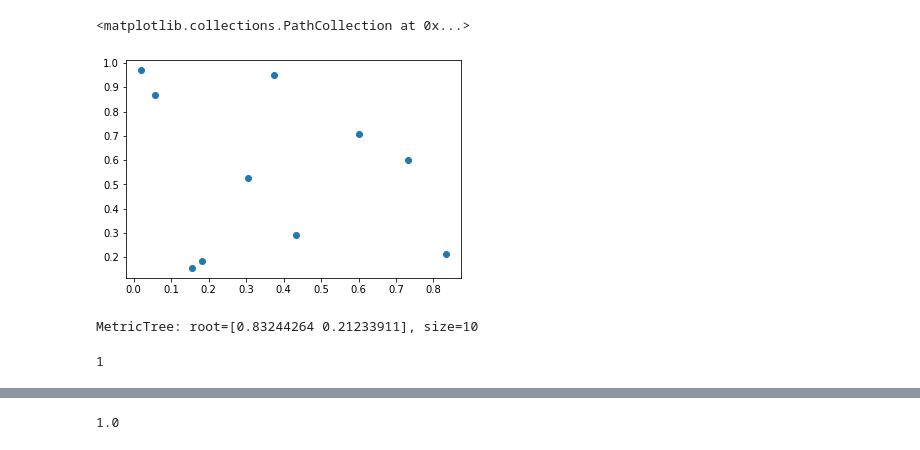
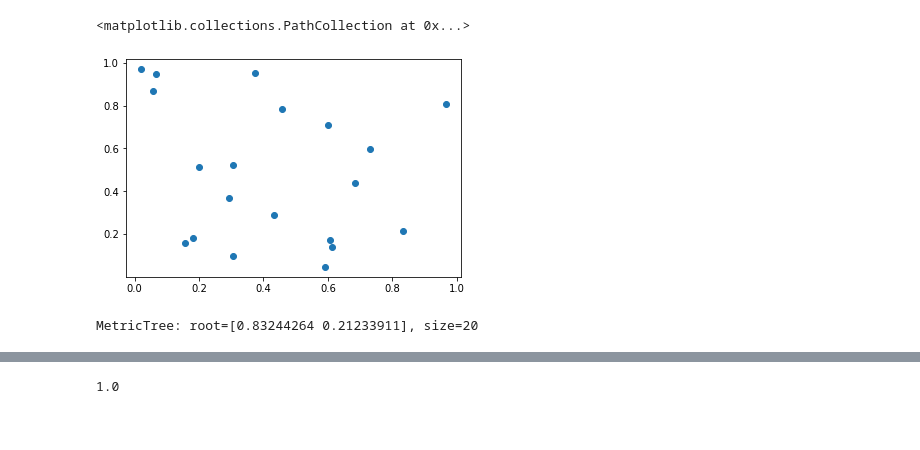
Before and after one commit to fdlci/FGMDA, a Jupyter notebook: test.ipynb, the cells around one changed output, grey strips where cells are left out. Drawn from its saved outputs; the diff is of its cells as text; code cells hidden in the pictures.

```diff
--- a/test.ipynb
+++ b/test.ipynb
@@ -11,18 +12,14 @@ from search_algorithms import exact_nn_search, defeatist_search, search_pruning
 from visualize import visualize_metric_nn
 # %%
 np.random.seed(42)
-points = np.random.rand(10, 2)
+points = np.random.rand(20, 2)
 plt.scatter(points[:,0], points[:,1])
 # %% [output]
 <matplotlib.collections.PathCollection at 0x...>
-[figure, old version]
+[figure, new version]
 # %%
 np.random.seed(42)
 full_tree = MetricTree(points)
 full_tree
 # %% [output]
-MetricTree: root=[0.83244264 0.21233911], size=10
+MetricTree: root=[0.83244264 0.21233911], size=20
-# %%
-len(full_tree.right.left.left)
-# %% [output]
-1
```
Also changed, not shown: parts of 9 cells of this notebook, 1 other file.
